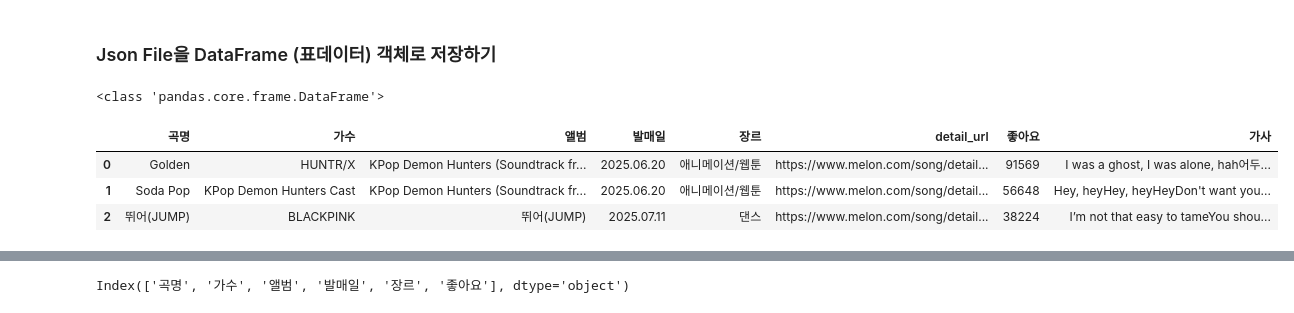
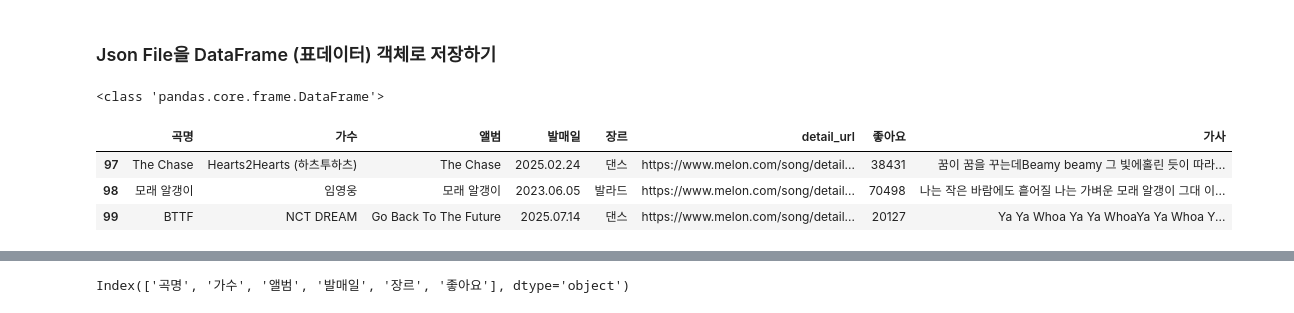
Before and after one commit to yeoleum0721/Python_Webscraping_Anaylsis, a Jupyter notebook: 04.Melon100차트_데이터파싱_DB저장.ipynb, the cells around one changed output, grey strips where cells are left out. Cells and saved outputs as stored; diff of their text form; code cells hidden in the pictures.

```diff
--- a/04.Melon100차트_데이터파싱_DB저장.ipynb
+++ b/04.Melon100차트_데이터파싱_DB저장.ipynb
@@ -185,15 +210,15 @@ with open('data/songs100.json','w',encoding='utf-8') as file:
 # %%
 import pandas as pd
 
 song_df=pd.read_json('data/songs100.json')
 print(type(song_df))
-song_df.head(3)
+song_df.tail(3)
 # %% [output]
 <class 'pandas.core.frame.DataFrame'>
 |  | 곡명 | 가수 | 앨범 | 발매일 | 장르 | detail_url | 좋아요 | 가사 |
-| 0 | Golden | HUNTR/X | KPop Demon Hunters (Soundtrack fr... | 2025.06.20 | 애니메이션/웹툰 | https://www.melon.com/song/detail... | 91569 | I was a ghost, I was alone, hah어두... |
-| 1 | Soda Pop | KPop Demon Hunters Cast | KPop Demon Hunters (Soundtrack fr... | 2025.06.20 | 애니메이션/웹툰 | https://www.melon.com/song/detail... | 56648 | Hey, heyHey, heyHeyDon't want you... |
-| 2 | 뛰어(JUMP) | BLACKPINK | 뛰어(JUMP) | 2025.07.11 | 댄스 | https://www.melon.com/song/detail... | 38224 | I’m not that easy to tameYou shou... |
+| 97 | The Chase | Hearts2Hearts (하츠투하츠) | The Chase | 2025.02.24 | 댄스 | https://www.melon.com/song/detail... | 38431 | 꿈이 꿈을 꾸는데Beamy beamy 그 빛에홀린 듯이 따라... |
+| 98 | 모래 알갱이 | 임영웅 | 모래 알갱이 | 2023.06.05 | 발라드 | https://www.melon.com/song/detail... | 70498 | 나는 작은 바람에도 흩어질 나는 가벼운 모래 알갱이 그대 이... |
+| 99 | BTTF | NCT DREAM | Go Back To The Future | 2025.07.14 | 댄스 | https://www.melon.com/song/detail... | 20127 | Ya Ya Whoa Ya Ya WhoaYa Ya Whoa Y... |
 # %%
 song_df.columns
 # %% [output]
```
Also changed, not shown: parts of 23 cells of this notebook, 2 other files.
